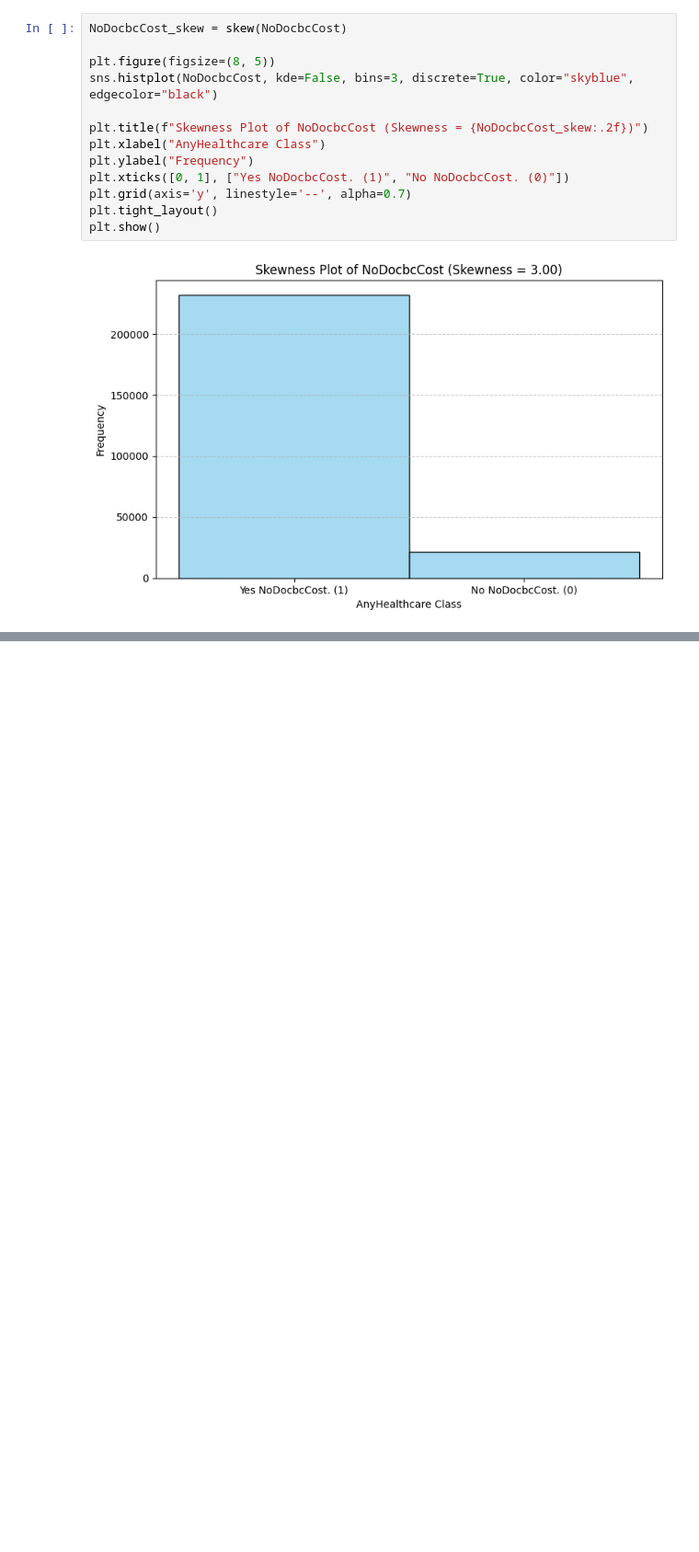
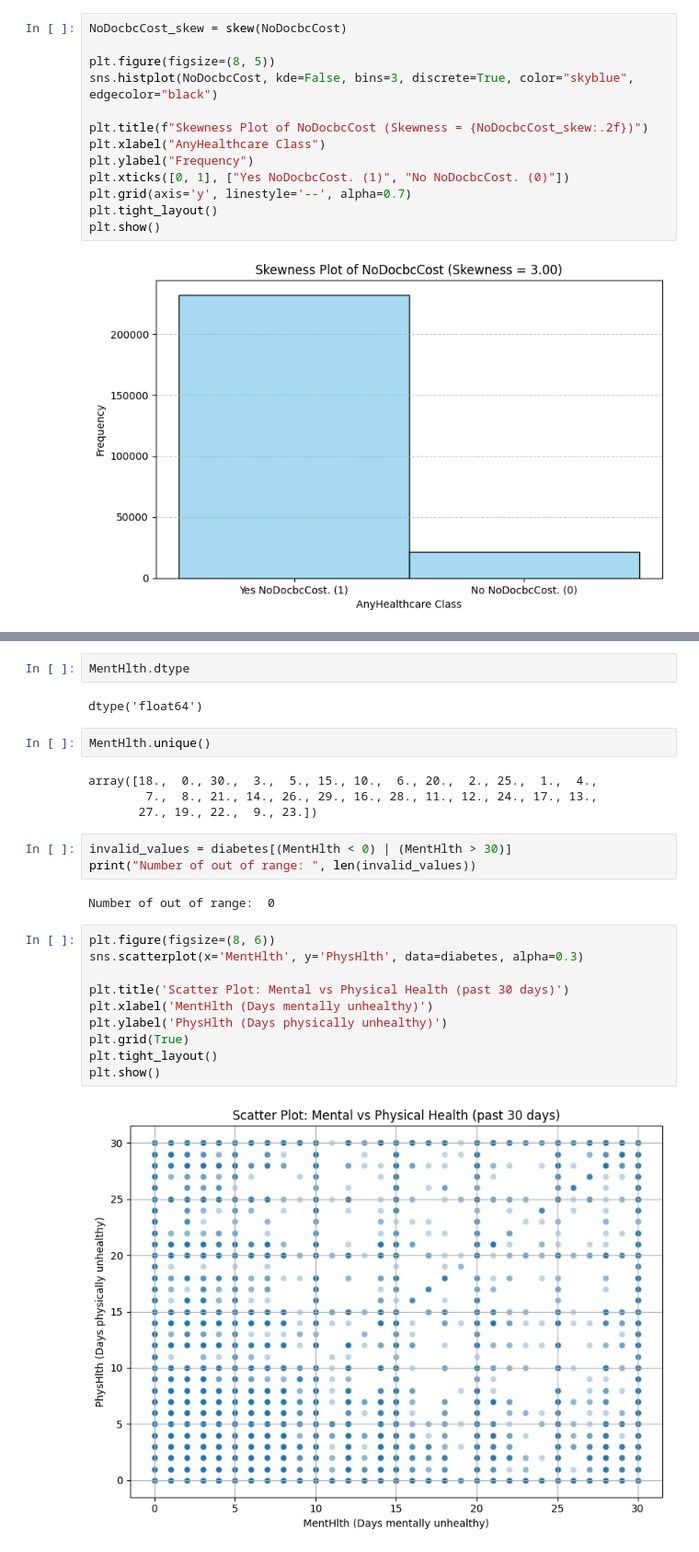
Before and after one commit to mrablfz05/diabetes-prediction, a Jupyter notebook: diabetes_prediction.ipynb, the cells around one changed output, grey strips where cells are left out. Shown at 92% size. Drawn from its saved outputs; the diff is of its cells as text; blank space fills up the shorter version.

Commit message:
EDA: get eda on MentHlth and get skewness and good ratios

```diff
--- a/diabetes_prediction.ipynb
+++ b/diabetes_prediction.ipynb
@@ -1359,0 +1475,27 @@ plt.show()
+# %%
+MentHlth.dtype
+# %% [output]
+dtype('float64')
+# %%
+MentHlth.unique()
+# %% [output]
+array([18.,  0., 30.,  3.,  5., 15., 10.,  6., 20.,  2., 25.,  1.,  4.,
+        7.,  8., 21., 14., 26., 29., 16., 28., 11., 12., 24., 17., 13.,
+       27., 19., 22.,  9., 23.])
+# %%
+invalid_values = diabetes[(MentHlth < 0) | (MentHlth > 30)]
+print("Number of out of range: ", len(invalid_values))
+# %% [output]
+Number of out of range:  0
+# %%
+plt.figure(figsize=(8, 6))
+sns.scatterplot(x='MentHlth', y='PhysHlth', data=diabetes, alpha=0.3)
+
+plt.title('Scatter Plot: Mental vs Physical Health (past 30 days)')
+plt.xlabel('MentHlth (Days mentally unhealthy)')
+plt.ylabel('PhysHlth (Days physically unhealthy)')
+plt.grid(True)
+plt.tight_layout()
+plt.show()
+# %% [output]
+[figure, added]
```
Also changed, not shown: parts of 17 cells of this notebook, 5 other files.
